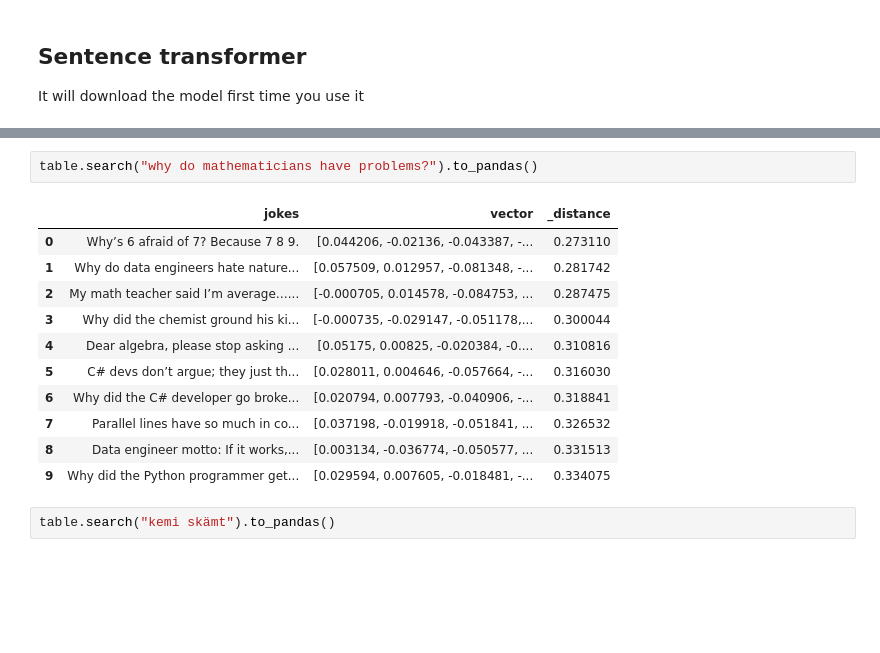
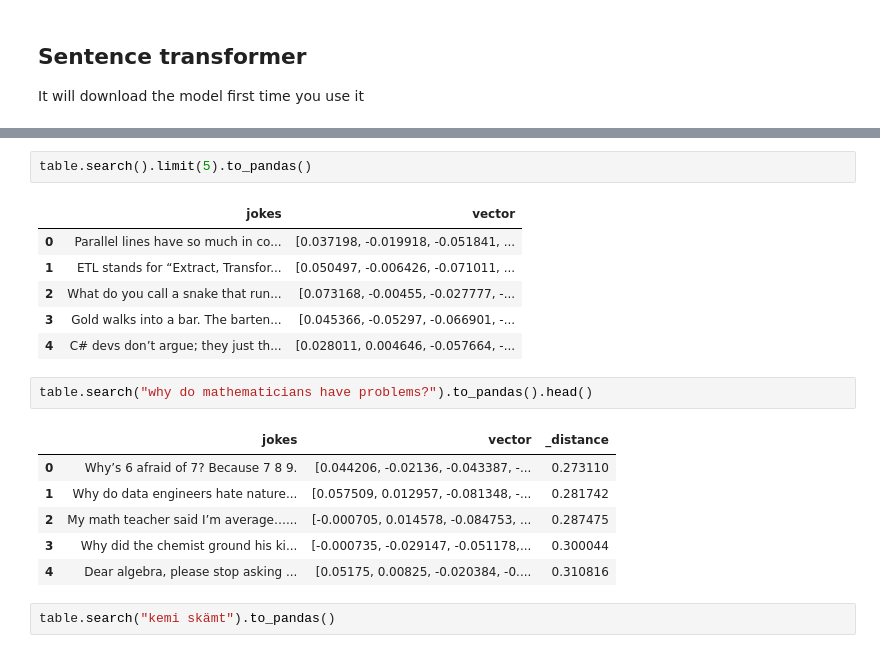
Before and after one commit to LisaYllander92/ai_ops_course, a Jupyter notebook: 09_lancedb/lancedb_embeddings.ipynb, the cells around one changed output, grey strips where cells are left out. Drawn from its saved outputs; the diff is of its cells as text; blank space fills up the shorter version.

```diff
--- a/09_lancedb/lancedb_embeddings.ipynb
+++ b/09_lancedb/lancedb_embeddings.ipynb
@@ -44,17 +41,21 @@ AddResult(version=2)
+# %%
+table.search().limit(5).to_pandas()
+# %% [output]
+|  | jokes | vector |
+| 0 | Parallel lines have so much in co... | [0.037198, -0.019918, -0.051841, ... |
+| 1 | ETL stands for “Extract, Transfor... | [0.050497, -0.006426, -0.071011, ... |
+| 2 | What do you call a snake that run... | [0.073168, -0.00455, -0.027777, -... |
+| 3 | Gold walks into a bar. The barten... | [0.045366, -0.05297, -0.066901, -... |
+| 4 | C# devs don’t argue; they just th... | [0.028011, 0.004646, -0.057664, -... |
 # %%
-table.search("why do mathematicians have problems?").to_pandas()
+table.search("why do mathematicians have problems?").to_pandas().head()
 # %% [output]
 |  | jokes | vector | _distance |
 | 0 | Why’s 6 afraid of 7? Because 7 8 9. | [0.044206, -0.02136, -0.043387, -... | 0.273110 |
 | 1 | Why do data engineers hate nature... | [0.057509, 0.012957, -0.081348, -... | 0.281742 |
 | 2 | My math teacher said I’m average…... | [-0.000705, 0.014578, -0.084753, ... | 0.287475 |
 | 3 | Why did the chemist ground his ki... | [-0.000735, -0.029147, -0.051178,... | 0.300044 |
 | 4 | Dear algebra, please stop asking ... | [0.05175, 0.00825, -0.020384, -0.... | 0.310816 |
-| 5 | C# devs don’t argue; they just th... | [0.028011, 0.004646, -0.057664, -... | 0.316030 |
-| 6 | Why did the C# developer go broke... | [0.020794, 0.007793, -0.040906, -... | 0.318841 |
-| 7 | Parallel lines have so much in co... | [0.037198, -0.019918, -0.051841, ... | 0.326532 |
-| 8 | Data engineer motto: If it works,... | [0.003134, -0.036774, -0.050577, ... | 0.331513 |
-| 9 | Why did the Python programmer get... | [0.029594, 0.007605, -0.018481, -... | 0.334075 |
 # %%
 table.search("kemi skämt").to_pandas()
 # %% [output]
```
Also changed, not shown: parts of 4 cells of this notebook, 18 other files.
